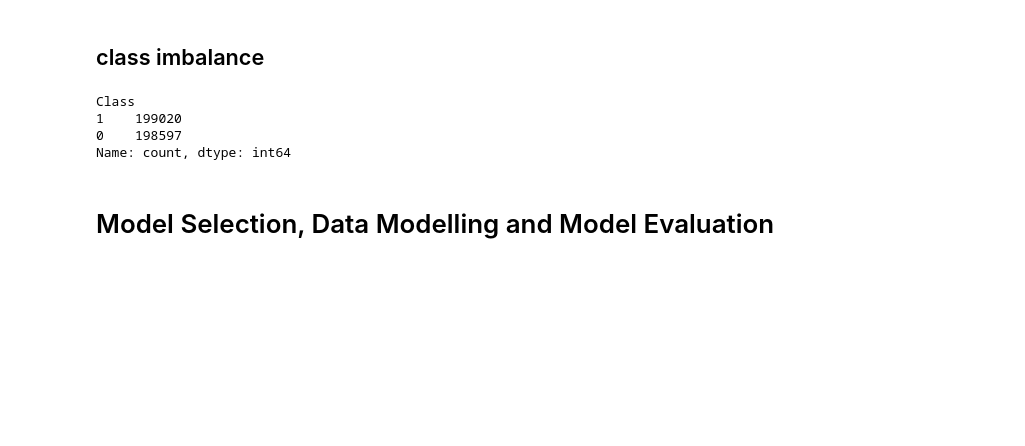
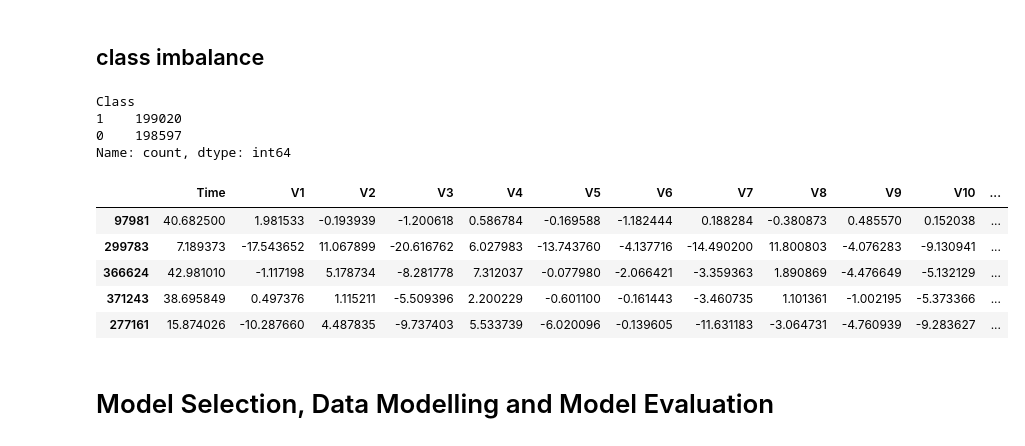
Before and after one commit to ConfusedTraveler/credit-card-fraud-detect, a Jupyter notebook: credit_card_fraud_detection_beta.ipynb, the cells around one changed output. Drawn from its saved outputs; the diff is of its cells as text; code cells hidden in the pictures; blank space fills up the shorter version.

```diff
--- a/credit_card_fraud_detection_beta.ipynb
+++ b/credit_card_fraud_detection_beta.ipynb
@@ -298,6 +298,10 @@ smote_enn = SMOTEENN(random_state=1)
 X_resampled, y_resampled = smote_enn.fit_resample(X_train, y_train)
 
 # 现在X_resampled和y_resampled是平衡后的特征矩阵和标签向量
+# %%
+df = pd.read_csv('/content/drive/MyDrive/credit_card_fraud_detection/data/out.csv')
+X_resampled = df.drop(columns='Class')
+y_resampled = df['Class']
 # %%
 # 计算重采样后各类别的数量
 y_resampled.value_counts()
@@ -306,3 +310,15 @@ Class
 1    199020
 0    198597
 Name: count, dtype: int64
+# %%
+'''
+df = pd.concat([X_resampled,y_resampled],axis=1)
+df.sample(5)
+'''
+# %% [output]
+|  | Time | V1 | V2 | V3 | V4 | V5 | V6 | V7 | V8 | V9 | V10 | ... |
+| 97981 | 40.682500 | 1.981533 | -0.193939 | -1.200618 | 0.586784 | -0.169588 | -1.182444 | 0.188284 | -0.380873 | 0.485570 | 0.152038 | ... |
+| 299783 | 7.189373 | -17.543652 | 11.067899 | -20.616762 | 6.027983 | -13.743760 | -4.137716 | -14.490200 | 11.800803 | -4.076283 | -9.130941 | ... |
+| 366624 | 42.981010 | -1.117198 | 5.178734 | -8.281778 | 7.312037 | -0.077980 | -2.066421 | -3.359363 | 1.890869 | -4.476649 | -5.132129 | ... |
+| 371243 | 38.695849 | 0.497376 | 1.115211 | -5.509396 | 2.200229 | -0.601100 | -0.161443 | -3.460735 | 1.101361 | -1.002195 | -5.373366 | ... |
+| 277161 | 15.874026 | -10.287660 | 4.487835 | -9.737403 | 5.533739 | -6.020096 | -0.139605 | -11.631183 | -3.064731 | -4.760939 | -9.283627 | ... |
```
Also changed, not shown: parts of 3 cells of this notebook.
